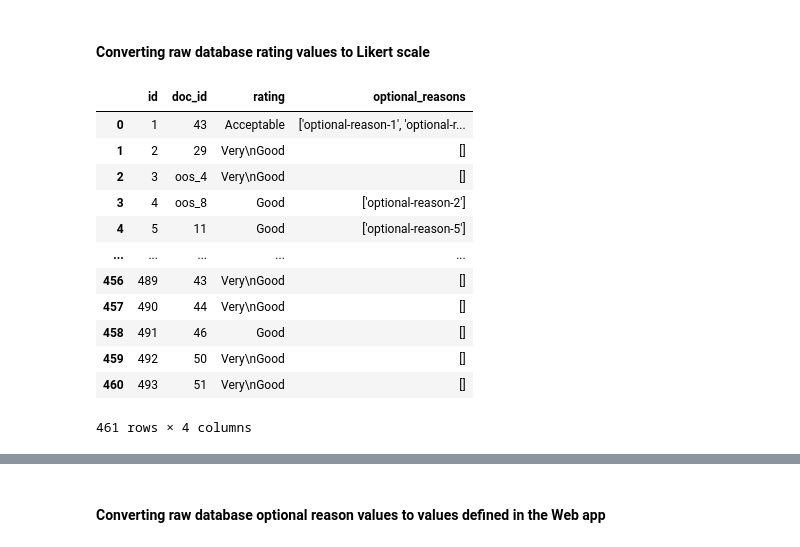
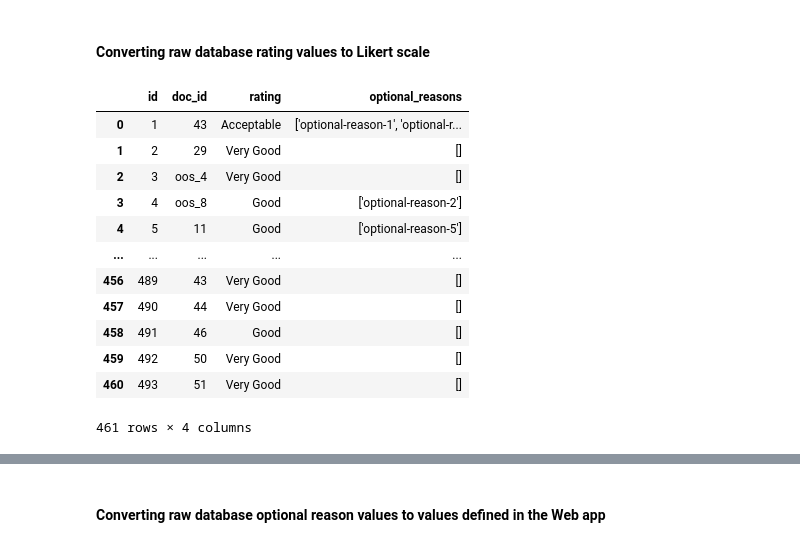
Before and after one commit to LukasRub/stocks-tldr, a Jupyter notebook: notebooks/eda/Exploring user study results.ipynb, the cells around one changed output, grey strips where cells are left out. Cells and saved outputs as stored; diff of their text form; code cells hidden in the pictures.

```diff
--- a/notebooks/eda/Exploring user study results.ipynb
+++ b/notebooks/eda/Exploring user study results.ipynb
@@ -23,12 +26,19 @@ FIGURES_DIR = "../../figures/"
 # %% [markdown]
 ### Converting raw data to appropriate formats
 # %%
-path_to_article_data = "../../data/raw/user_study_results/dataclips_aolcedkqrfjfehnxrhunrbysyepr.json"
-article_evals = utils.read_json(path_to_article_data)
-print(article_evals.keys())
+# Task one
+task_one_data = utils.read_json(TASK_ONE_DATA_PATH)
+print(task_one_data.keys())
 
-article_evals_df = pd.DataFrame(article_evals["values"], columns=article_evals["fields"])
-display(article_evals_df.head())
+article_evals = pd.DataFrame(task_one_data["values"], columns=task_one_data["fields"])
+display(article_evals.head())
+
+# Task two
+task_two_data = utils.read_json(TASK_TWO_DATA_PATH)
+print(task_two_data.keys())
+
+stock_evals = pd.DataFrame(task_two_data["values"], columns=task_two_data["fields"])
+display(article_evals.head())
 # %% [output]
 dict_keys(['title', 'values', 'fields', 'types', 'type_names', 'started_at', 'finished_at', 'checksum'])
 |  | id | doc_id | rating | optional_reasons |
@@ -40,27 +57,33 @@ dict_keys(['title', 'values', 'fields', 'types', 'type_names', 'started_at', 'fi
 # %% [markdown]
 #### Converting  raw database rating values to Likert scale
+# %%
+def rating_index(rating_value):
+    rating_id = rating_value.split("-")[-1]
+    if rating_id == "none":
+        return np.inf
+    else:
+        return int(rating_id)
+
+likert_scale_t1 = ["Very Poor", "Poor", "Acceptable", "Good", "Very Good"]
+likert_scale_t2 = ["Very Poor", "Poor", "Acceptable", "Good", "Very Good", "Not Sure"]
 # %%
-def rating_index(rating_value):
-    return int(rating_value[-1])
-
-likert_scale = ["Very\nPoor", "Poor", "Acceptable", "Good", "Very\nGood"]
-rating_values = sorted(article_evals_df.rating.unique(), key=rating_index)
-article_evals_df.rating = (article_evals_df
-                                .rating
-                                .map(dict(zip(rating_values, likert_scale)))
-                                .astype("category"))
-article_evals_df
+rating_values = sorted(article_evals.rating.unique(), key=rating_index)
+article_evals.rating = (article_evals
+                            .rating
+                            .map(dict(zip(rating_values, likert_scale_t1)))
+                            .astype("category"))
+display(article_evals)
 # %% [output]
 |  | id | doc_id | rating | optional_reasons |
 | 0 | 1 | 43 | Acceptable | ['optional-reason-1', 'optional-r... |
-| 1 | 2 | 29 | Very\nGood | [] |
-| 2 | 3 | oos_4 | Very\nGood | [] |
+| 1 | 2 | 29 | Very Good | [] |
+| 2 | 3 | oos_4 | Very Good | [] |
 | 3 | 4 | oos_8 | Good | ['optional-reason-2'] |
 | 4 | 5 | 11 | Good | ['optional-reason-5'] |
 | ... | ... | ... | ... | ... |
-| 456 | 489 | 43 | Very\nGood | [] |
-| 457 | 490 | 44 | Very\nGood | [] |
+| 456 | 489 | 43 | Very Good | [] |
+| 457 | 490 | 44 | Very Good | [] |
 | 458 | 491 | 46 | Good | [] |
-| 459 | 492 | 50 | Very\nGood | [] |
-| 460 | 493 | 51 | Very\nGood | [] |
+| 459 | 492 | 50 | Very Good | [] |
+| 460 | 493 | 51 | Very Good | [] |
 461 rows × 4 columns
```
Also changed, not shown: parts of 24 cells of this notebook, 20 other files.
